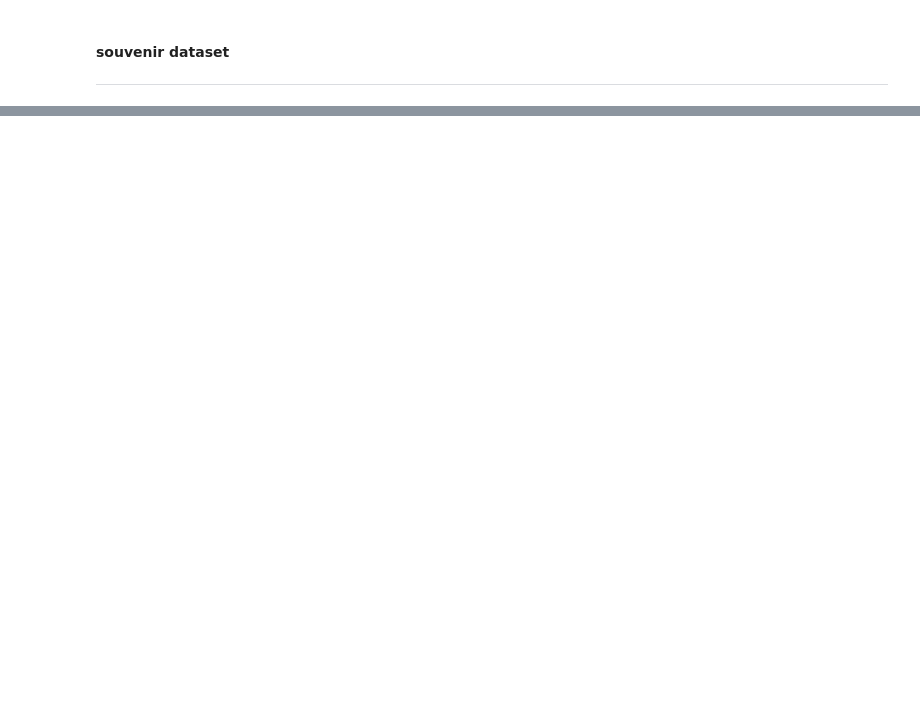
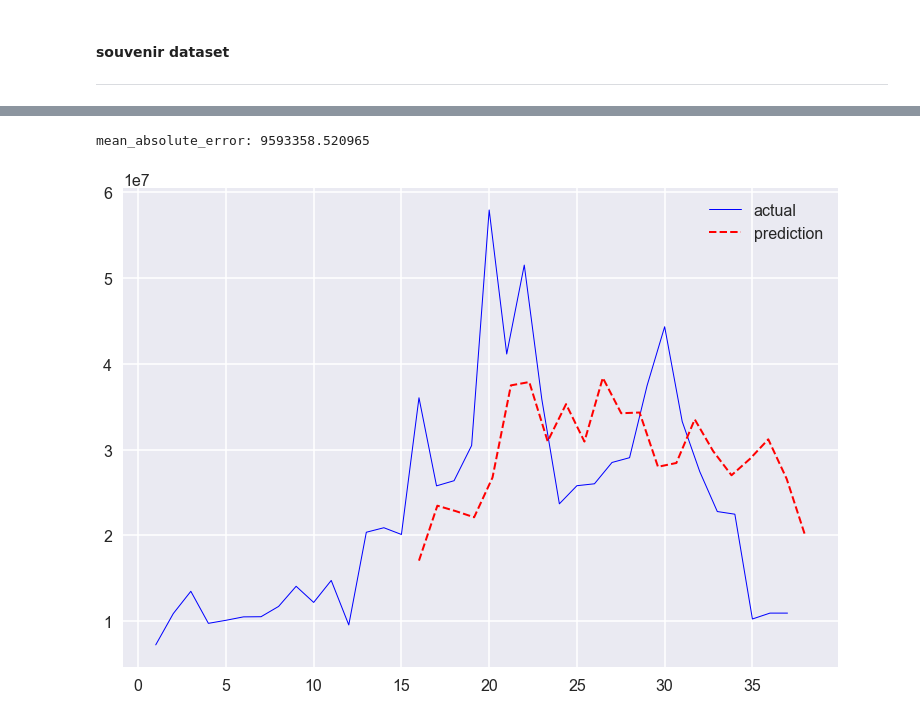
Before and after one commit to upul/WhiteBoard, a Jupyter notebook: Time_Series_Using_Linear_Regression.ipynb, the cells around one changed output, grey strips where cells are left out. Cells and saved outputs as stored; diff of their text form; code cells hidden in the pictures; blank space fills up the shorter version.

```diff
--- a/Time_Series_Using_Linear_Regression.ipynb
+++ b/Time_Series_Using_Linear_Regression.ipynb
@@ -139,0 +167,4 @@ mean_absolute_error: 7404.221891
+# %%
+utt_revenue = pd.read_csv('./utt_revenue.csv')
+utt_revenue['date_time'] = pd.to_datetime(utt_revenue['time_year'].astype(str) + '-' + utt_revenue['time_month'].astype(str))
+utt_revenue = utt_revenue.sort_values(by='date_time')
@@ -139,0 +191,3 @@ mean_absolute_error: 7404.221891
+# %%
+utt_revenue = utt_revenue['time_amount'].values
+print(utt_revenue)
@@ -139,0 +204,19 @@ mean_absolute_error: 7404.221891
+# %%
+from sklearn.ensemble import RandomForestRegressor
+from sklearn.ensemble import GradientBoostingRegressor
+from sklearn.linear_model import ElasticNet
+from sklearn.linear_model import Lasso
+
+training_set_size = 15
+window_size = 7
+X_all, y_all = build_rolling_window_dataset(utt_revenue, window_size)
+X_train, X_test, y_train, y_test = train_test_split(training_set_size, X_all, y_all)
+
+lr = LinearRegression(normalize=False)
+lr.fit(X_train, y_train)
+y_pred = lr.predict(X_test)
+print("mean_absolute_error: %f" %(mean_absolute_error(y_test, y_pred)))
+print_graph(X_all, X_test, y_all, y_test, y_pred)
+# %% [output]
+mean_absolute_error: 9593358.520965
+[figure, added]
```
Also changed, not shown: parts of 16 cells of this notebook, 8 other files.
